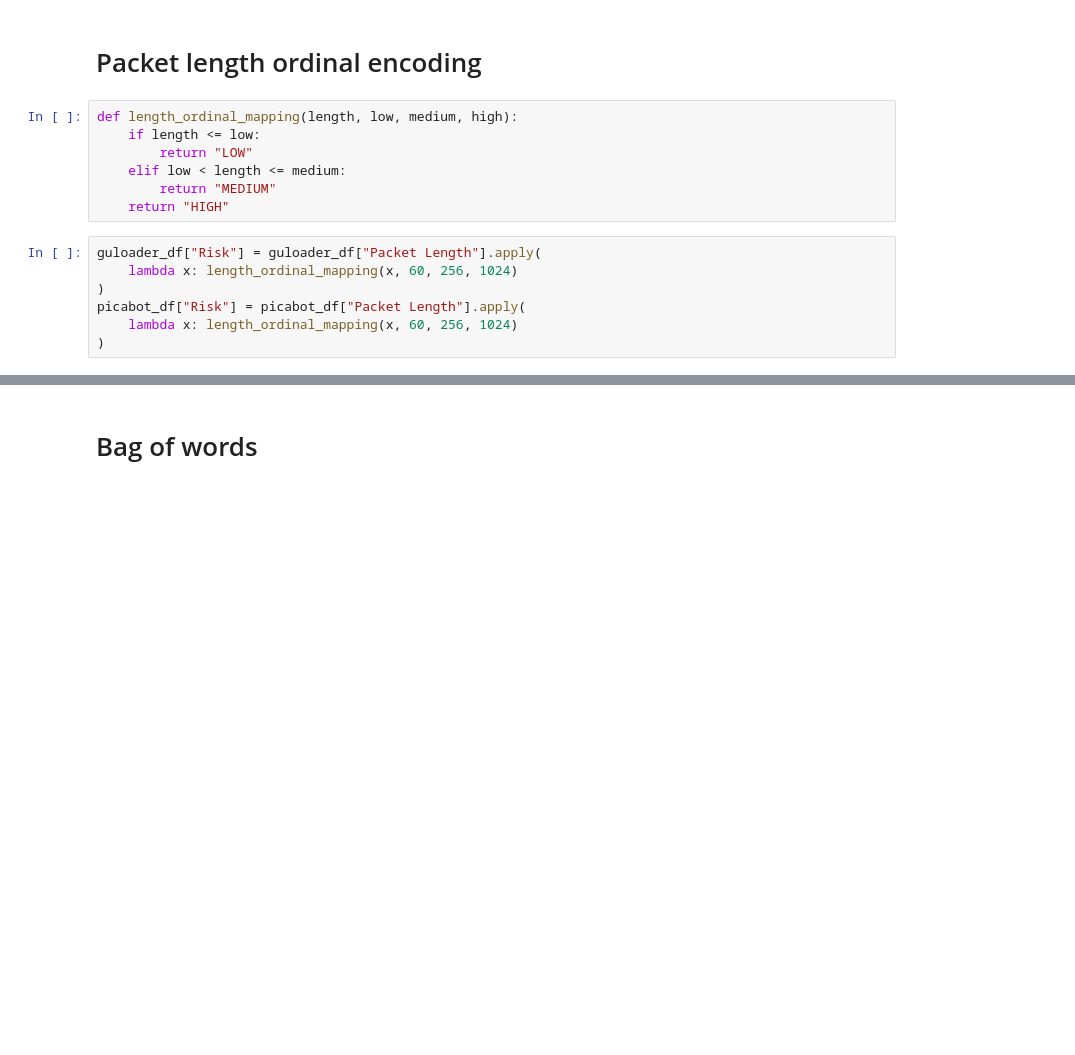
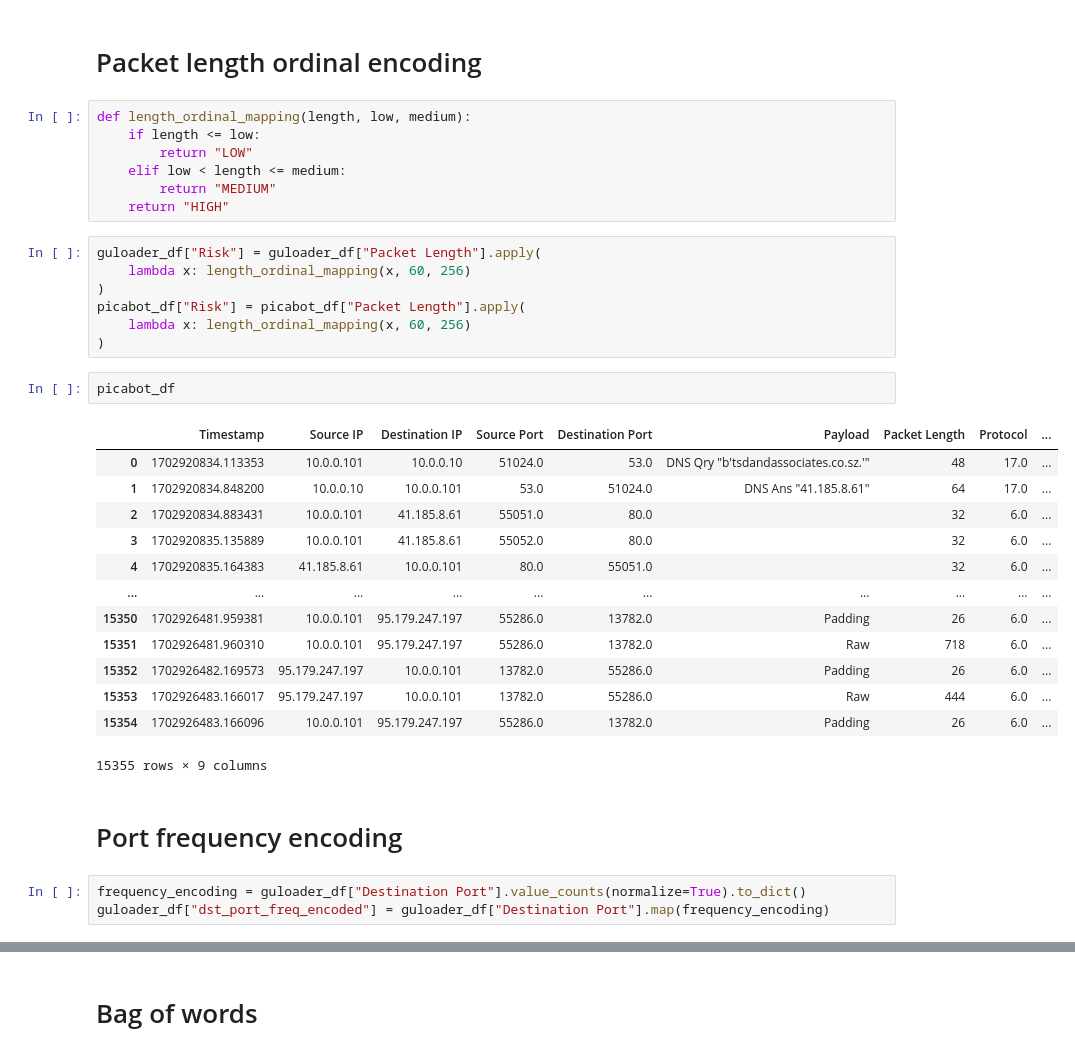
Before and after one commit to mundruid/cyber-ml, a Jupyter notebook: cyber_ml/blog_fe_3.ipynb, the cells around one changed output, grey strips where cells are left out. Saved outputs shown, nothing was run; the diff lists cells and outputs as text; blank space fills up the shorter version.

```diff
--- a/cyber_ml/blog_fe_3.ipynb
+++ b/cyber_ml/blog_fe_3.ipynb
@@ -176,7 +183,7 @@ picabot_protocol_one_hot
 # %% [markdown]
 # Packet length ordinal encoding
 # %%
-def length_ordinal_mapping(length, low, medium, high):
+def length_ordinal_mapping(length, low, medium):
     if length <= low:
         return "LOW"
     elif low < length <= medium:
@@ -184,8 +191,29 @@ def length_ordinal_mapping(length, low, medium, high):
     return "HIGH"
 # %%
 guloader_df["Risk"] = guloader_df["Packet Length"].apply(
-    lambda x: length_ordinal_mapping(x, 60, 256, 1024)
+    lambda x: length_ordinal_mapping(x, 60, 256)
 )
 picabot_df["Risk"] = picabot_df["Packet Length"].apply(
-    lambda x: length_ordinal_mapping(x, 60, 256, 1024)
+    lambda x: length_ordinal_mapping(x, 60, 256)
 )
+# %%
+picabot_df
+# %% [output]
+|  | Timestamp | Source IP | Destination IP | Source Port | Destination Port | Payload | Packet Length | Protocol | ... |
+| 0 | 1702920834.113353 | 10.0.0.101 | 10.0.0.10 | 51024.0 | 53.0 | DNS Qry "b'tsdandassociates.co.sz.'" | 48 | 17.0 | ... |
+| 1 | 1702920834.848200 | 10.0.0.10 | 10.0.0.101 | 53.0 | 51024.0 | DNS Ans "41.185.8.61" | 64 | 17.0 | ... |
+| 2 | 1702920834.883431 | 10.0.0.101 | 41.185.8.61 | 55051.0 | 80.0 |  | 32 | 6.0 | ... |
+| 3 | 1702920835.135889 | 10.0.0.101 | 41.185.8.61 | 55052.0 | 80.0 |  | 32 | 6.0 | ... |
+| 4 | 1702920835.164383 | 41.185.8.61 | 10.0.0.101 | 80.0 | 55051.0 |  | 32 | 6.0 | ... |
+| ... | ... | ... | ... | ... | ... | ... | ... | ... | ... |
+| 15350 | 1702926481.959381 | 10.0.0.101 | 95.179.247.197 | 55286.0 | 13782.0 | Padding | 26 | 6.0 | ... |
+| 15351 | 1702926481.960310 | 10.0.0.101 | 95.179.247.197 | 55286.0 | 13782.0 | Raw | 718 | 6.0 | ... |
+| 15352 | 1702926482.169573 | 95.179.247.197 | 10.0.0.101 | 13782.0 | 55286.0 | Padding | 26 | 6.0 | ... |
+| 15353 | 1702926483.166017 | 95.179.247.197 | 10.0.0.101 | 13782.0 | 55286.0 | Raw | 444 | 6.0 | ... |
+| 15354 | 1702926483.166096 | 10.0.0.101 | 95.179.247.197 | 55286.0 | 13782.0 | Padding | 26 | 6.0 | ... |
+15355 rows × 9 columns
+# %% [markdown]
+# Port frequency encoding
+# %%
+frequency_encoding = guloader_df["Destination Port"].value_counts(normalize=True).to_dict()
+guloader_df["dst_port_freq_encoded"] = guloader_df["Destination Port"].map(frequency_encoding)
```
Also changed, not shown: parts of 33 cells of this notebook.
